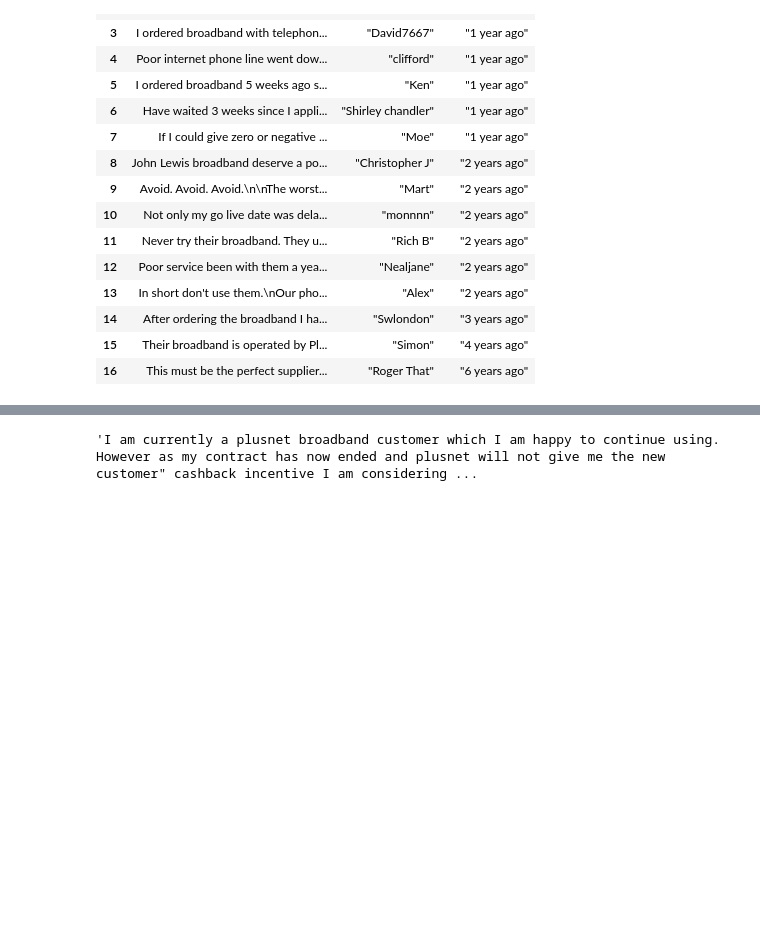
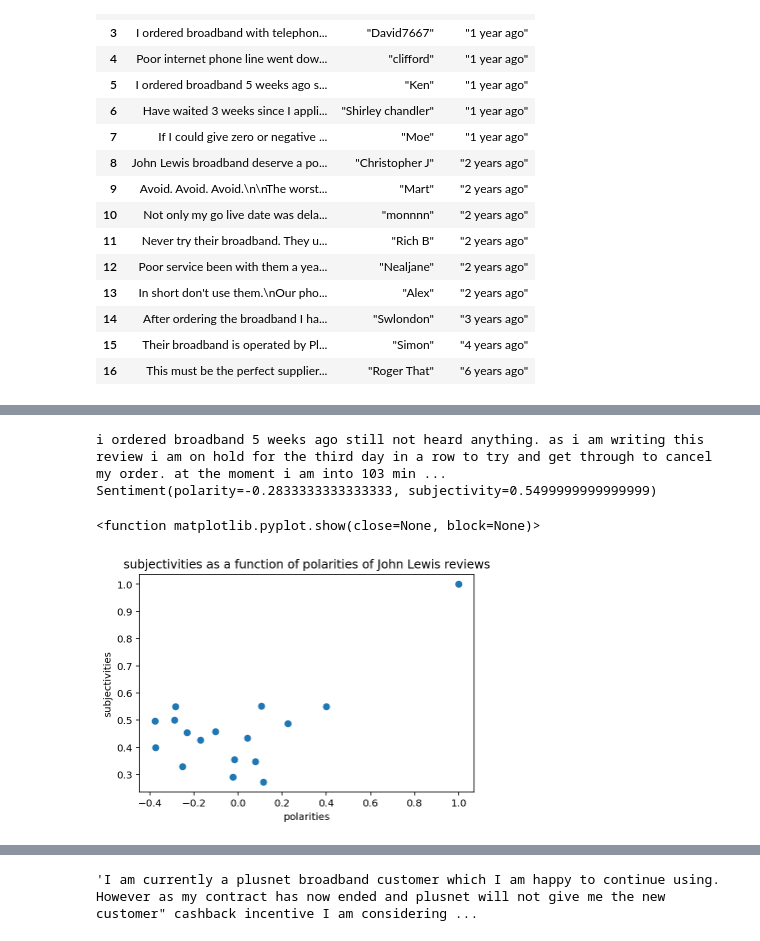
Before and after one commit to ThomasScattergoodQualitest/AutomationEnabler, a Jupyter notebook: JLCSV.ipynb, the cells around one changed output, grey strips where cells are left out. Saved outputs shown, nothing was run; the diff lists cells and outputs as text; code cells hidden in the pictures; blank space fills up the shorter version.

```diff
--- a/JLCSV.ipynb
+++ b/JLCSV.ipynb
@@ -25,6 +19,0 @@ with open ("words_negative.csv", "r") as file:
-# %%
-positive = []
-with open ("words_positive.csv", "r") as file:
-    reader = csv.reader(file)
-    for row in reader:
-        positive.append(row)
@@ -76,3 +41,10 @@ Original 'JLAllPages.csv' CSV Data:
 | 14 | After ordering the broadband I ha... | "Swlondon" | "3 years ago" |
 | 15 | Their broadband is operated by Pl... | "Simon" | "4 years ago" |
 | 16 | This must be the perfect supplier... | "Roger That" | "6 years ago" |
+# %%
+comments = []
+with open ("JLAllPages.csv", "r") as file:
+    reader = csv.reader(file)
+    for row in reader:
+        comments.append(row)
+        print (row)
@@ -78,0 +91,27 @@ Original 'JLAllPages.csv' CSV Data:
+# %%
+review = comments[5][0].lower()
+print (review)
+blob = TextBlob(review)
+sentiment = blob.sentiment
+print (sentiment)
+# %% [output]
+i ordered broadband 5 weeks ago still not heard anything. as i am writing this review i am on hold for the third day in a row to try and get through to cancel my order. at the moment i am into 103 min ...
+Sentiment(polarity=-0.2833333333333333, subjectivity=0.5499999999999999)
+# %%
+polarities = []
+subjectivities = []
+for doc in comments:
+    blob = TextBlob(doc[0])
+    polarity = blob.sentiment.polarity
+    subjectivity = blob.sentiment.subjectivity
+    polarities.append(polarity)
+    subjectivities.append(subjectivity)
+# %%
+plt.scatter (polarities, subjectivities)
+plt.xlabel ("polarities")
+plt.ylabel ("subjectivities")
+plt.title ("subjectivities as a function of polarities of John Lewis reviews")
+plt.show
+# %% [output]
+<function matplotlib.pyplot.show(close=None, block=None)>
+[figure, added]
```
Also changed, not shown: parts of 10 cells of this notebook, 3 other files.
